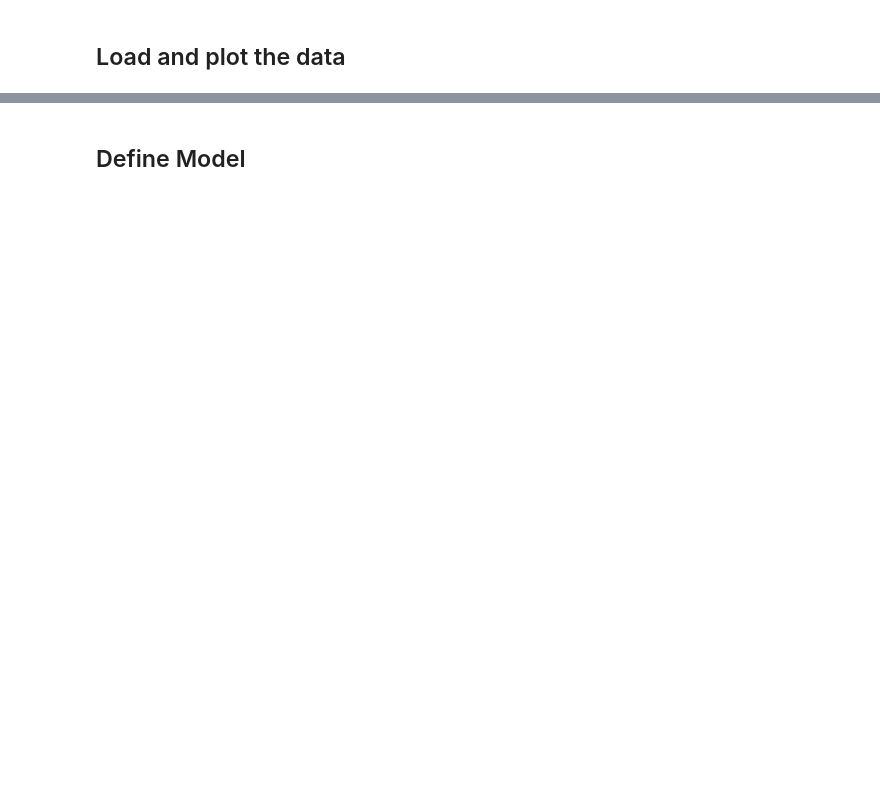
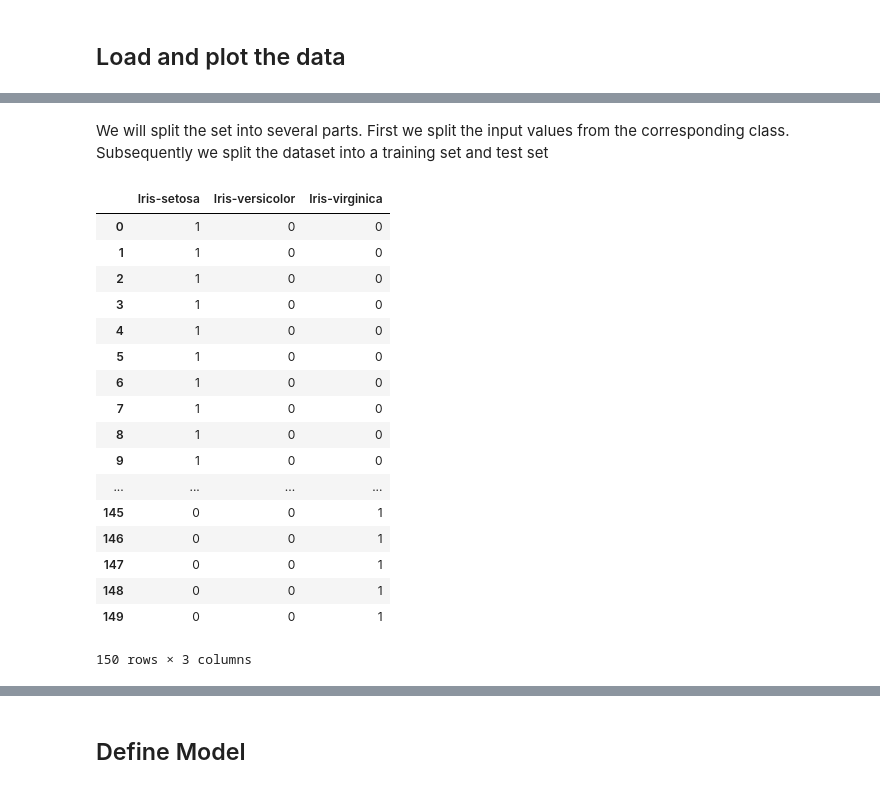
Before and after one commit to esciencecenter-digital-skills/deep-learning-material, a Jupyter notebook: notebooks/1.NeuralNetwork-Keras.ipynb, the cells around one changed output, grey strips where cells are left out. Drawn from its saved outputs; the diff is of its cells as text; code cells hidden in the pictures; blank space fills up the shorter version.

```diff
--- a/notebooks/1.NeuralNetwork-Keras.ipynb
+++ b/notebooks/1.NeuralNetwork-Keras.ipynb
@@ -27,0 +25,31 @@ plt.ylabel('petal length [cm]')
+# %% [markdown]
+We will split the set into several parts.
+First we split the input values from the corresponding class.
+Subsequently we split the dataset into a training set and test set
+# %%
+X = df.iloc[:,1:4]
+# Convert the class string into a categorical encoding (e.g. [1, 0, 0] for Iris-setosa)
+Y = pd.get_dummies(df.iloc[:,4].values)
+
+X_train,X_test, y_train,y_test = train_test_split(X,Y,test_size=0.2,random_state=0)
+# %%
+Y
+# %% [output]
+|  | Iris-setosa | Iris-versicolor | Iris-virginica |
+| 0 | 1 | 0 | 0 |
+| 1 | 1 | 0 | 0 |
+| 2 | 1 | 0 | 0 |
+| 3 | 1 | 0 | 0 |
+| 4 | 1 | 0 | 0 |
+| 5 | 1 | 0 | 0 |
+| 6 | 1 | 0 | 0 |
+| 7 | 1 | 0 | 0 |
+| 8 | 1 | 0 | 0 |
+| 9 | 1 | 0 | 0 |
+| ... | ... | ... | ... |
+| 145 | 0 | 0 | 1 |
+| 146 | 0 | 0 | 1 |
+| 147 | 0 | 0 | 1 |
+| 148 | 0 | 0 | 1 |
+| 149 | 0 | 0 | 1 |
+150 rows × 3 columns
```
Also changed, not shown: parts of 16 cells of this notebook.
